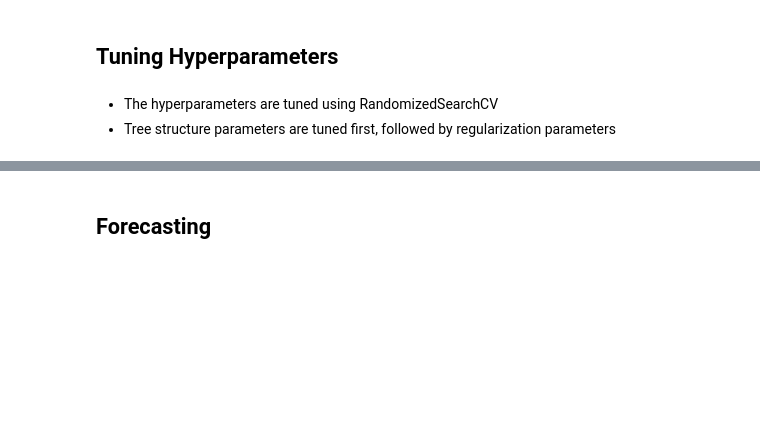
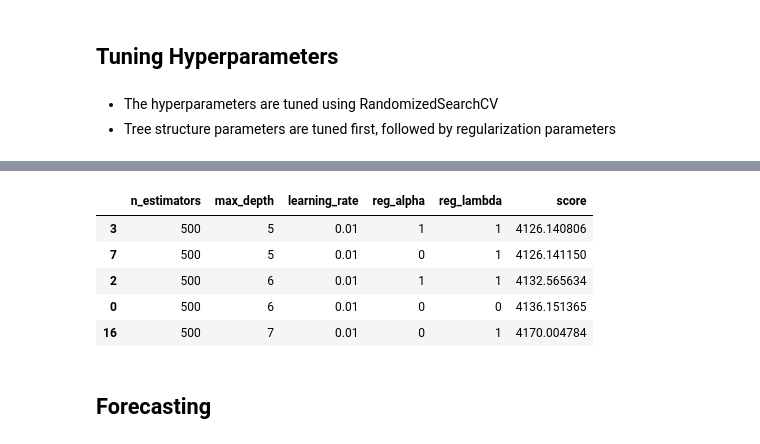
Before and after one commit to minari314159/Energy_Forcasting_Models, a Jupyter notebook: XGB_Energy_Forcasting.ipynb, the cells around one changed output, grey strips where cells are left out. Saved outputs shown, nothing was run; the diff lists cells and outputs as text; code cells hidden in the pictures; blank space fills up the shorter version.

Commit message:
Add hyperparameter tuning and lag features to train module

```diff
--- a/XGB_Energy_Forcasting.ipynb
+++ b/XGB_Energy_Forcasting.ipynb
@@ -540,9 +540,9 @@ plot_feature_importance(xgb_model)
 - Tree structure parameters are tuned first, followed by regularization parameters
 # %%
 hyperparameters = {
-    'n_estimators': [500, 600, 700, 800, 900, 1000],
-    'max_depth': [3, 6],
+    'n_estimators': [500, 600, 700],
+    'max_depth': [5, 6, 7],
     'learning_rate': [0.01, 0.1],
-    'reg_alpha': [0, 0.1, 1],
-    'reg_lambda': [0, 0.1, 1],
+    'reg_alpha': [0, 1],
+    'reg_lambda': [0, 1],
 }
@@ -551,0 +549,2 @@ xgb_model = xgb.XGBRegressor(base_score=0.5, booster='gbtree', n_estimators=1000
+# %%
+results = tune_hyperparameters(df, hyperparameters, TARGET_CUTOFF_DATE, 30)
@@ -552,3 +569,12 @@ xgb_model = xgb.XGBRegressor(base_score=0.5, booster='gbtree', n_estimators=1000
+# %%
+results.sort_values(by='score', ascending=True).head()
+# %% [output]
+|  | n_estimators | max_depth | learning_rate | reg_alpha | reg_lambda | score |
+| 3 | 500 | 5 | 0.01 | 1 | 1 | 4126.140806 |
+| 7 | 500 | 5 | 0.01 | 0 | 1 | 4126.141150 |
+| 2 | 500 | 6 | 0.01 | 1 | 1 | 4132.565634 |
+| 0 | 500 | 6 | 0.01 | 0 | 0 | 4136.151365 |
+| 16 | 500 | 7 | 0.01 | 0 | 1 | 4170.004784 |
 # %% [markdown]
 ## Forecasting
 # %% [markdown]
```
Also changed, not shown: parts of 6 cells of this notebook, 3 other files.
